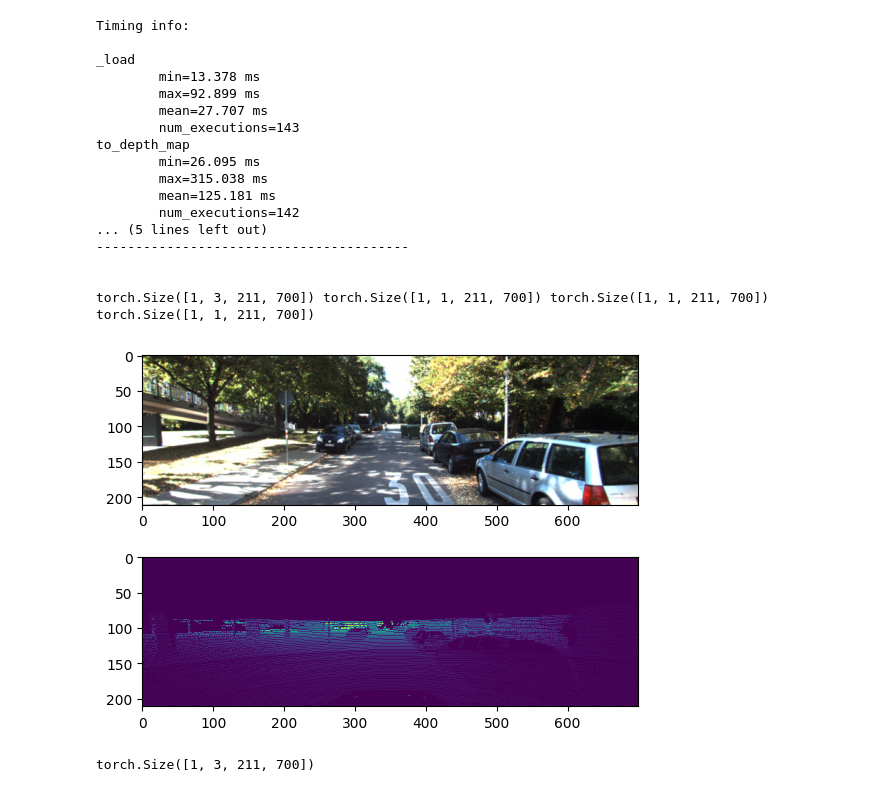
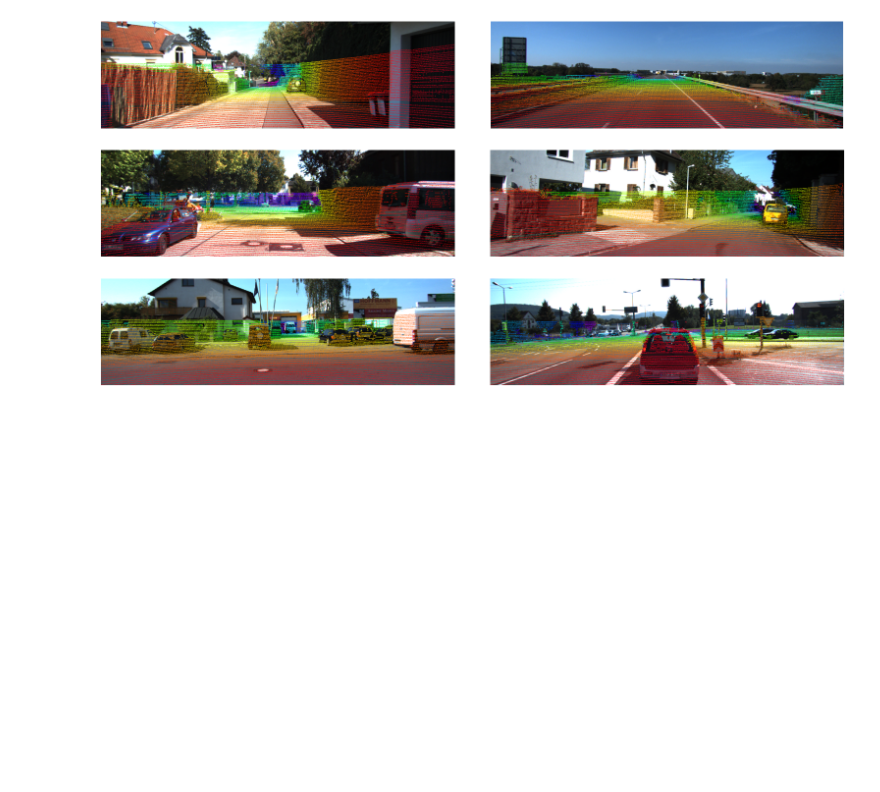
Before and after one commit to Habboista/thesis, a Jupyter notebook: notebook.ipynb, the cells around one changed output. Drawn from its saved outputs; the diff is of its cells as text; code cells hidden in the pictures; blank space fills up the shorter version.

Commit message:
Simplified dataset, completed various things. Ready for training. Need to locally save training info and valid info.

```diff
--- a/notebook.ipynb
+++ b/notebook.ipynb
@@ -7,45 +9,28 @@ from training.kitti_data.patch_samplers import NoPatchSampler
 from training.kitti_data.kitti_raw import KITTIRAWDataset
 # %%
 dataset = KITTIRAWDataset(
-        EigenAugmenter(),
+        NoAugmenter(),
         NoPatchSampler(),
         '/media/antonio/523f31c5-dc82-4dce-8457-65b5dd1f19e4/kitti',
         'train',
         'png',
 )
-# %%
-j = 0
-for image, depth_map, valid_mask, overlap_mask in dataset:
-    if j < 10:
-        j += 1
-        continue
-    print(image.shape, depth_map.shape, valid_mask.shape, overlap_mask.shape)
-    plt.subplot(2, 1, 1)
-    plt.imshow(image[0].permute(1, 2, 0))
-    plt.subplot(2, 1, 2)
-
-    plt.imshow(depth_map[0, 0])
-    plt.show()
-
-    print(image.shape)
-    break
-# %% [output]
-Timing info:
-
-_load
-        min=13.378 ms
-        max=92.899 ms
-        mean=27.707 ms
-        num_executions=143
-to_depth_map
-        min=26.095 ms
-        max=315.038 ms
-        mean=125.181 ms
-        num_executions=142
-... (5 lines left out)
-----------------------------------------
-
-
-torch.Size([1, 3, 211, 700]) torch.Size([1, 1, 211, 700]) torch.Size([1, 1, 211, 700]) torch.Size([1, 1, 211, 700])
-[figure, removed]
-torch.Size([1, 3, 211, 700])
+# %%
+indices = random.choices(range(len(dataset)), k=6)
+fig, axes = plt.subplots(3, 2, figsize=(16, 8))
+plt.tight_layout()
+for i in range(6):
+    image, depth_map, valid_mask, overlap_mask = dataset[indices[i]]
+
+    image = image[0].permute(1, 2, 0).numpy()
+    depth_map = depth_map[0, 0].numpy()
+
+    yy, xx = np.nonzero(depth_map)
+
+    axes[i // 2, i % 2].axis("off")
+    axes[i // 2, i % 2].imshow(image)
+    axes[i // 2, i % 2].scatter(xx, yy, c=depth_map[yy, xx], s=0.05,cmap="gist_rainbow")
+
+plt.show()
+# %% [output]
+[figure, added]
```
Also changed, not shown: parts of 1 cell of this notebook, 12 other files.
